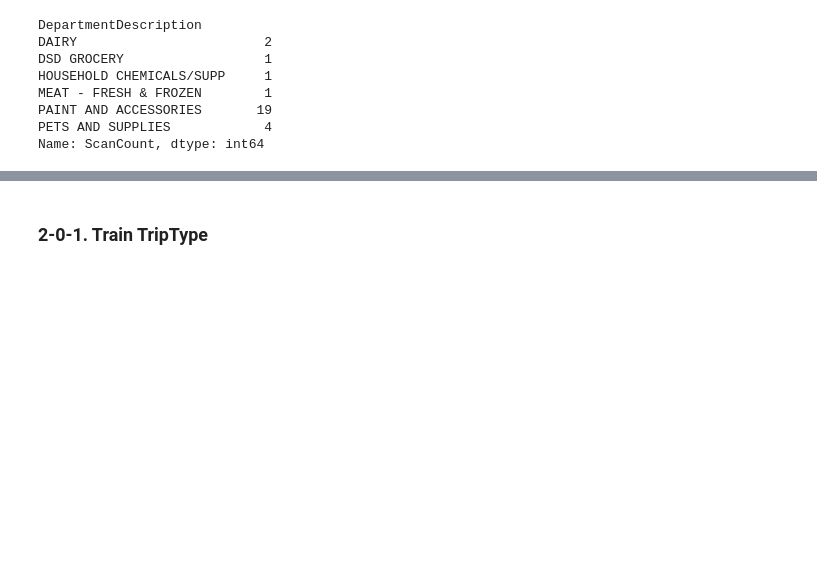
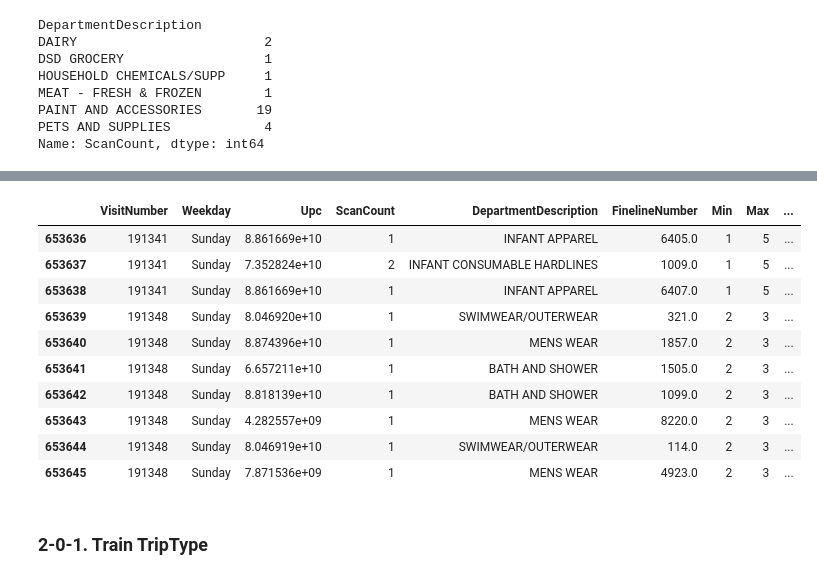
Before and after one commit to woncheolSon/Classification-Analysis-Project, a Jupyter notebook: Encoding_Ver_3.ipynb, the cells around one changed output, grey strips where cells are left out. Saved outputs shown, nothing was run; the diff lists cells and outputs as text; code cells hidden in the pictures; blank space fills up the shorter version.

```diff
--- a/Encoding_Ver_3.ipynb
+++ b/Encoding_Ver_3.ipynb
@@ -50,3 +139,35 @@ Name: ScanCount, dtype: int64
+# %%
+df = test.groupby(['VisitNumber', 'DepartmentDescription'], as_index=False)['Count'].count()
+df = df.groupby(['VisitNumber'], as_index=False)['Count'].count()
+df.rename(columns={'Count': 'DD_count'}, inplace=True)
+test = test.merge(df, how='left', on=['VisitNumber'], copy=True)
+# %%
+df = test.groupby(['VisitNumber'], as_index=False)['Count'].sum()
+df.rename(columns={'Count': 'Sum'}, inplace=True)
+test = test.merge(df, how='left', on=['VisitNumber'], copy=True)
+# %%
+test['FLN_DD_Ratio'] = test['FLN_count']/test['DD_count']
+test['UPc_DD_Ratio'] = test['Upc_count']/test['DD_count']
+test['mean_to_min'] = test['Mean']/test['Min']
+test['mean_to_min'][test['Min']==0] = 0
+test['max_to_mean'] = test['Max']/test['Mean']
+test['max_to_mean'][test['Mean']==0] = 0
+# %%
+test.drop(columns='Count',inplace=True)
+# %%
+test.tail(10)
+# %% [output]
+|  | VisitNumber | Weekday | Upc | ScanCount | DepartmentDescription | FinelineNumber | Min | Max | ... |
+| 653636 | 191341 | Sunday | 8.861669e+10 | 1 | INFANT APPAREL | 6405.0 | 1 | 5 | ... |
+| 653637 | 191341 | Sunday | 7.352824e+10 | 2 | INFANT CONSUMABLE HARDLINES | 1009.0 | 1 | 5 | ... |
+| 653638 | 191341 | Sunday | 8.861669e+10 | 1 | INFANT APPAREL | 6407.0 | 1 | 5 | ... |
+| 653639 | 191348 | Sunday | 8.046920e+10 | 1 | SWIMWEAR/OUTERWEAR | 321.0 | 2 | 3 | ... |
+| 653640 | 191348 | Sunday | 8.874396e+10 | 1 | MENS WEAR | 1857.0 | 2 | 3 | ... |
+| 653641 | 191348 | Sunday | 6.657211e+10 | 1 | BATH AND SHOWER | 1505.0 | 2 | 3 | ... |
+| 653642 | 191348 | Sunday | 8.818139e+10 | 1 | BATH AND SHOWER | 1099.0 | 2 | 3 | ... |
+| 653643 | 191348 | Sunday | 4.282557e+09 | 1 | MENS WEAR | 8220.0 | 2 | 3 | ... |
+| 653644 | 191348 | Sunday | 8.046919e+10 | 1 | SWIMWEAR/OUTERWEAR | 114.0 | 2 | 3 | ... |
+| 653645 | 191348 | Sunday | 7.871536e+09 | 1 | MENS WEAR | 4923.0 | 2 | 3 | ... |
 # %% [markdown]
 ### 2-0-1. Train TripType
 # %%
```
Also changed, not shown: parts of 70 cells of this notebook.
